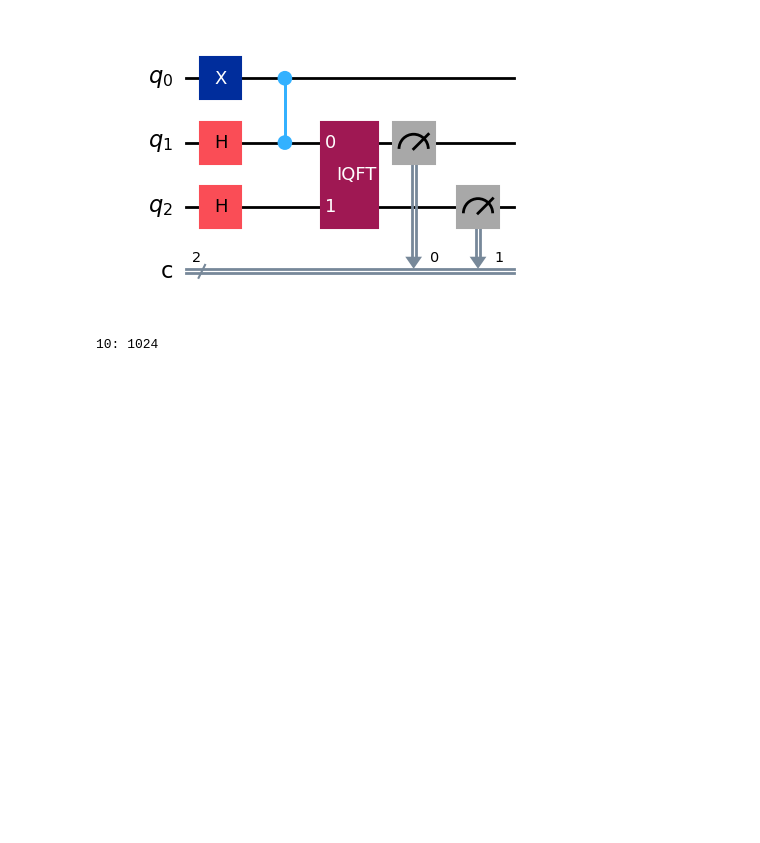
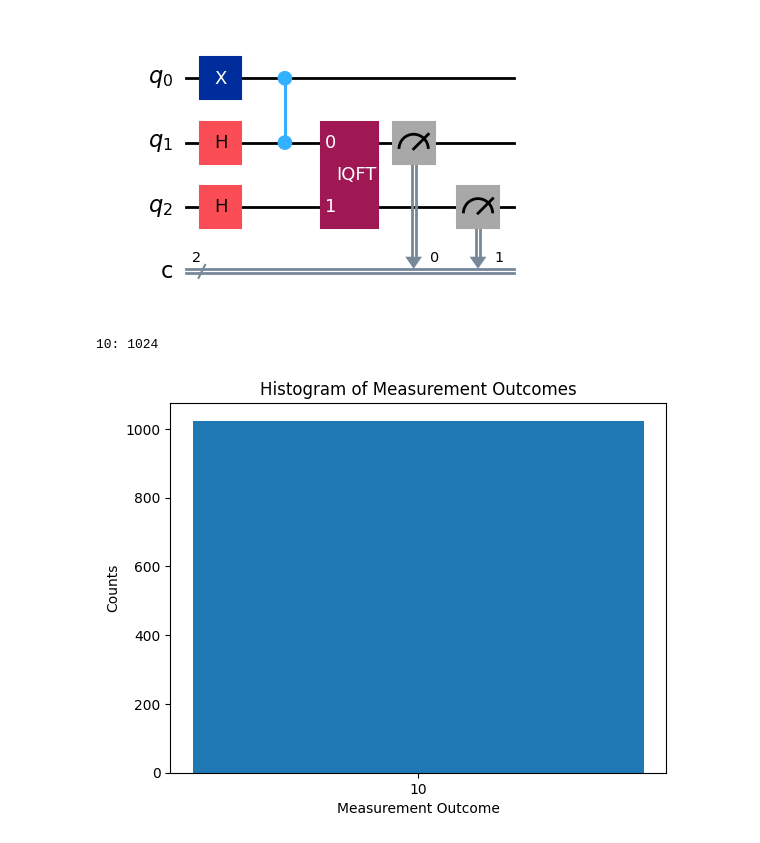
Before and after one commit to johnbhurst/phys440, a Jupyter notebook: bin/homework3_q2_qpe_qiskit.ipynb, the cells around one changed output. Saved outputs shown, nothing was run; the diff lists cells and outputs as text; code cells hidden in the pictures; blank space fills up the shorter version.

Commit message:
feat: Added histogram.

```diff
--- a/bin/homework3_q2_qpe_qiskit.ipynb
+++ b/bin/homework3_q2_qpe_qiskit.ipynb
@@ -82,13 +83,21 @@ circuit.draw(output="mpl")
 # %%
 ## Run
 backend = AerSimulator()
 sampler = Sampler(backend)
 pm = generate_preset_pass_manager(backend=backend, optimization_level=1)
 isa_circuit = pm.run(circuit)
 job = sampler.run([isa_circuit], shots=shots)
 result = job.result()
 counts = result[0].data.c.get_counts()
 for k, v in counts.items():
     print(f"{k}: {v}")
+
+# Generate histogram
+plt.bar(counts.keys(), counts.values())
+plt.xlabel('Measurement Outcome')
+plt.ylabel('Counts')
+plt.title('Histogram of Measurement Outcomes')
+plt.show()
 # %% [output]
 10: 1024
+[figure, added]
```
Also changed, not shown: parts of 1 cell of this notebook.
